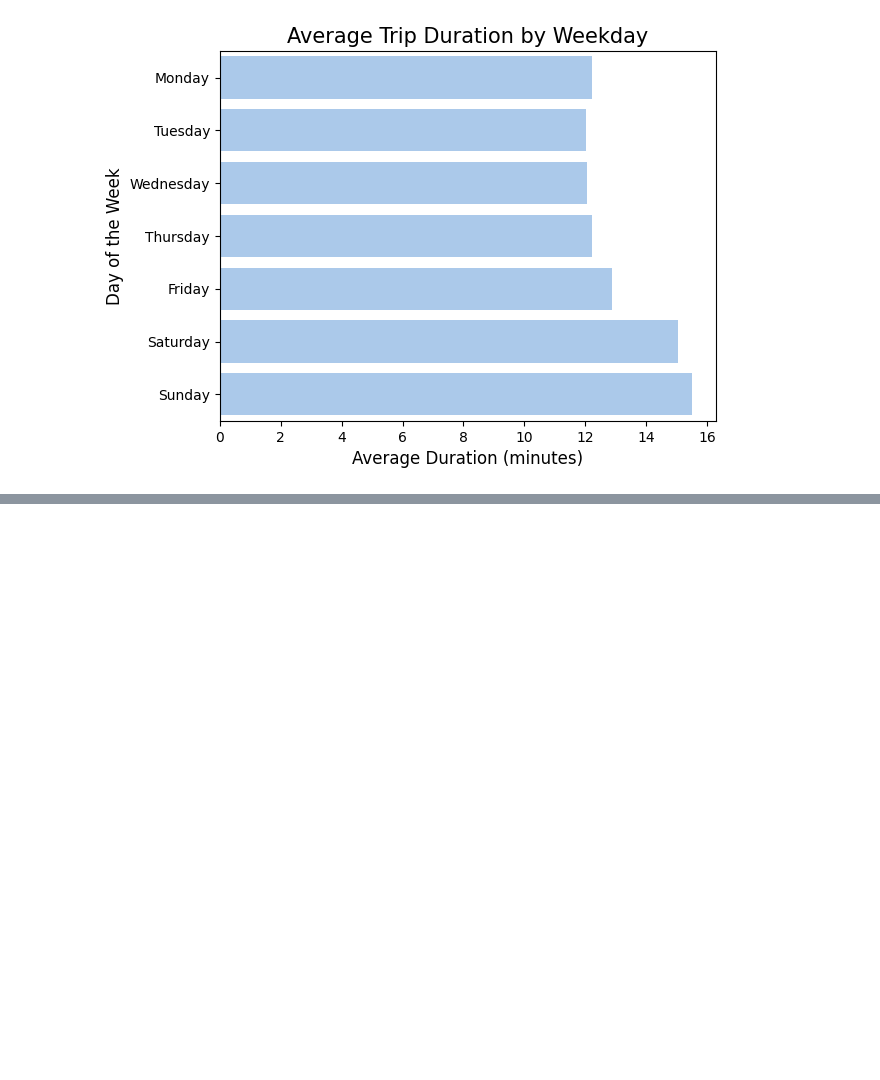
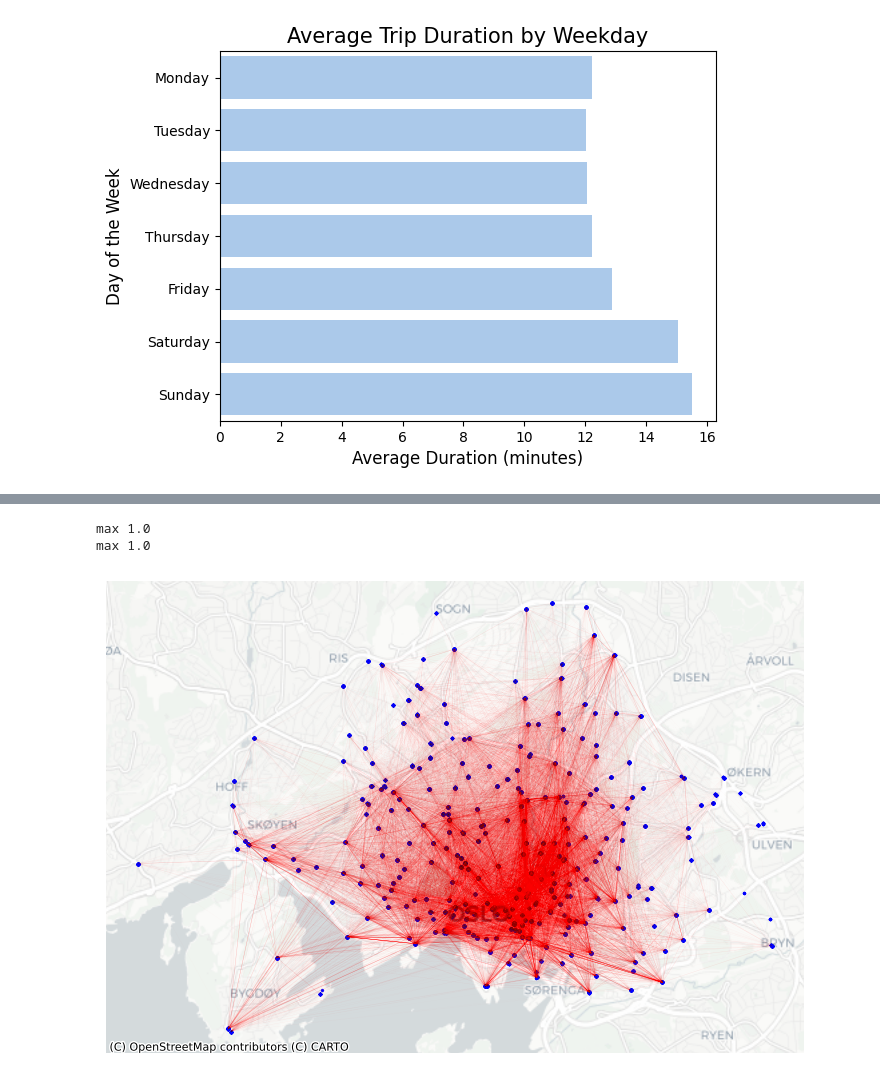
Before and after one commit to niclasclassen/oslo-city-bikes-network-flow-analysis, a Jupyter notebook: main.ipynb, the cells around one changed output, grey strips where cells are left out. Drawn from its saved outputs; the diff is of its cells as text; code cells hidden in the pictures; blank space fills up the shorter version.

```diff
--- a/main.ipynb
+++ b/main.ipynb
@@ -459,0 +468,8 @@ plt.show()
+# %%
+# Drop duplicates and count the number of rides for each combination
+gdf_rides_unique = gdf_rides.drop_duplicates(subset=['start_station_id','end_station_id'])
+
+# Count the number of rides for each combination and add as a new column
+gdf_rides_unique['count'] = gdf_rides.groupby(['start_station_id','end_station_id'])['start_station_id'].transform('count')
+print(gdf_rides_unique.shape)
+gdf_rides_unique.head(3)
@@ -459,0 +488,19 @@ plt.show()
+# %%
+min_max_scaler = MinMaxScaler()
+min_max_scaler.fit(np.array(list(gdf_rides_unique['count'])).reshape(-1, 1))
+gdf_rides_unique_scaled = gdf_rides_unique.copy()
+gdf_rides_unique_scaled['count'] = np.clip(min_max_scaler.transform(np.array(list(gdf_rides_unique['count'])).reshape(-1, 1)), 0, 1)
+
+print("max", gdf_rides_unique_scaled['count'].max())
+# %% [output]
+max 1.0
+max 1.0
+# %%
+# TODO: maybe find a better way to plot it
+f, ax = plt.subplots(1, figsize=(9, 9))
+gdf_rides_unique_scaled.plot(linewidth= 0.3, alpha=gdf_rides_unique_scaled['count'], ax=ax, color='red')
+gdf_stations.plot(alpha=0.9, markersize=2, ax=ax, color='blue')
+ax.set_axis_off()
+cx.add_basemap(ax, crs=gdf_stations.crs, source=cx.providers.CartoDB.Positron)
+# %% [output]
+[figure, added]
```
Also changed, not shown: parts of 7 cells of this notebook.
